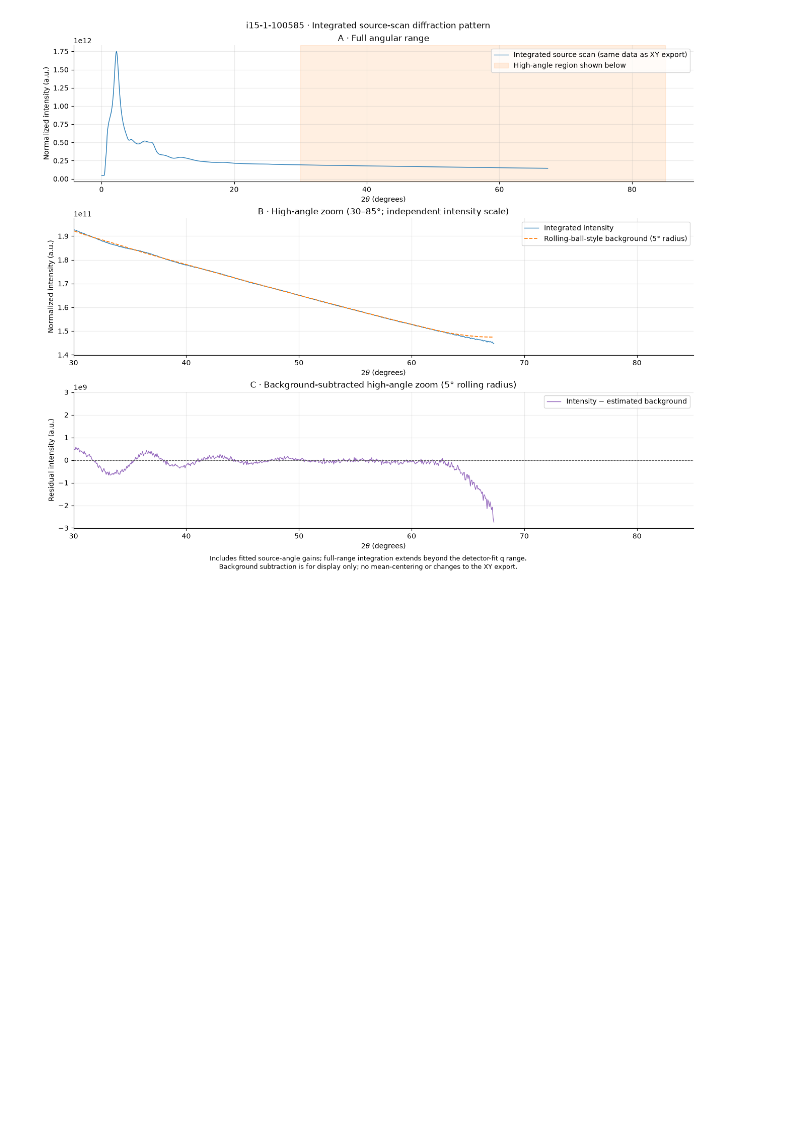
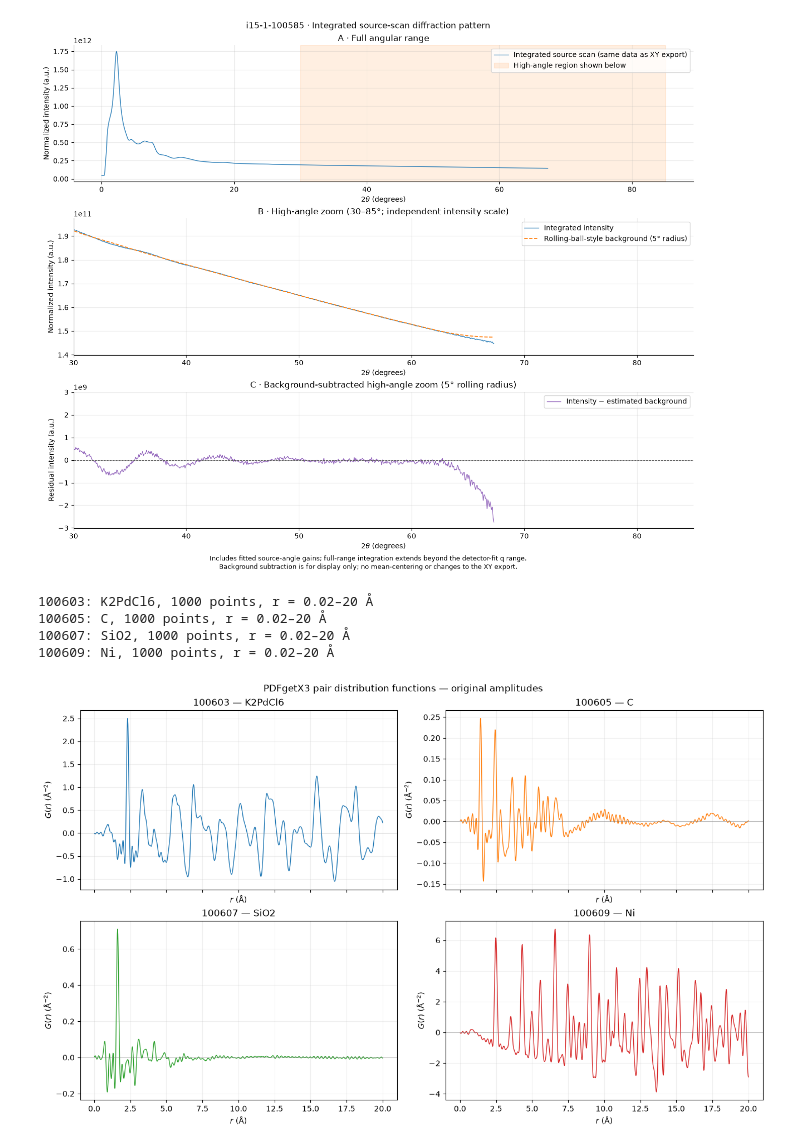
Before and after one commit to keeble/eiger-correction, a Jupyter notebook: extract_eiger_corrections_fast.ipynb, the cells around one changed output. Drawn from its saved outputs; the diff is of its cells as text; code cells hidden in the pictures; blank space fills up the shorter version.

```diff
--- a/extract_eiger_corrections_fast.ipynb
+++ b/extract_eiger_corrections_fast.ipynb
@@ -802,3 +831,59 @@ else:
     print('Integrated-pattern plot skipped because XY export is disabled.')
 # %% [output]
 [figure]
+# %%
+# Load and compare the PDFgetX3 pair distribution functions (no rescaling).
+from pathlib import Path
+from io import StringIO
+from configparser import ConfigParser
+import numpy as np
+import matplotlib.pyplot as plt
+
+PDF_SCAN_NUMBERS = (100603, 100605, 100607, 100609)
+PDF_PROCESSED_DIRECTORY = Path('/dls/i15-1/data/2026/cm44163-4/processed')
+pdf_datasets = {}
+
+for pdf_scan_number in PDF_SCAN_NUMBERS:
+    pdf_path = (
+        PDF_PROCESSED_DIRECTORY / f'i15-1-{pdf_scan_number}'
+        / f'i15-1-{pdf_scan_number}_fastcs_eiger.gr'
+    )
+    pdf_text = pdf_path.read_text(encoding='utf-8')
+    pdf_header, pdf_marker, pdf_numeric_text = pdf_text.partition('#### start data')
+    if not pdf_marker:
+        raise ValueError(f'PDF data marker not found in {pdf_path}')
+    pdf_config = ConfigParser(interpolation=None)
+    pdf_config.read_string(pdf_header)
+    pdf_values = np.loadtxt(StringIO(pdf_numeric_text), comments='#', ndmin=2)
+    if (pdf_values.shape[1] != 2 or not np.isfinite(pdf_values).all()
+            or not np.all(np.diff(pdf_values[:, 0]) > 0)):
+        raise ValueError(f'Expected finite, increasing r and two columns in {pdf_path}')
+    pdf_datasets[pdf_scan_number] = {
+        'path': pdf_path,
+        'r': pdf_values[:, 0],
+        'G': pdf_values[:, 1],
+        'metadata': dict(pdf_config.defaults()),
+    }
+    print(
+        f"{pdf_scan_number}: {pdf_config['DEFAULT']['composition']}, "
+        f'{len(pdf_values)} points, r = {pdf_values[0, 0]:g}–{pdf_values[-1, 0]:g} Å'
+    )
+
+fig_pdf, axes_pdf = plt.subplots(2, 2, figsize=(13, 8), sharex=True, layout='constrained')
+for pdf_axis, (pdf_scan_number, pdf_dataset), pdf_colour in zip(
+    axes_pdf.flat, pdf_datasets.items(), plt.get_cmap('tab10').colors
+):
+    pdf_axis.plot(pdf_dataset['r'], pdf_dataset['G'], color=pdf_colour, linewidth=1)
+    pdf_axis.axhline(0, color='0.5', linewidth=0.6, alpha=0.6)
+    pdf_axis.set_title(f"{pdf_scan_number} — {pdf_dataset['metadata']['composition']}")
+    pdf_axis.set_xlabel(r'$r$ (Å)')
+    pdf_axis.set_ylabel(r'$G(r)$ (Å$^{-2}$)')
+    pdf_axis.grid(alpha=0.2)
+fig_pdf.suptitle('PDFgetX3 pair distribution functions — original amplitudes')
+plt.show()
+# %% [output]
+100603: K2PdCl6, 1000 points, r = 0.02–20 Å
+100605: C, 1000 points, r = 0.02–20 Å
+100607: SiO2, 1000 points, r = 0.02–20 Å
+100609: Ni, 1000 points, r = 0.02–20 Å
+[figure, added]
```
Also changed, not shown: parts of 6 cells of this notebook.
